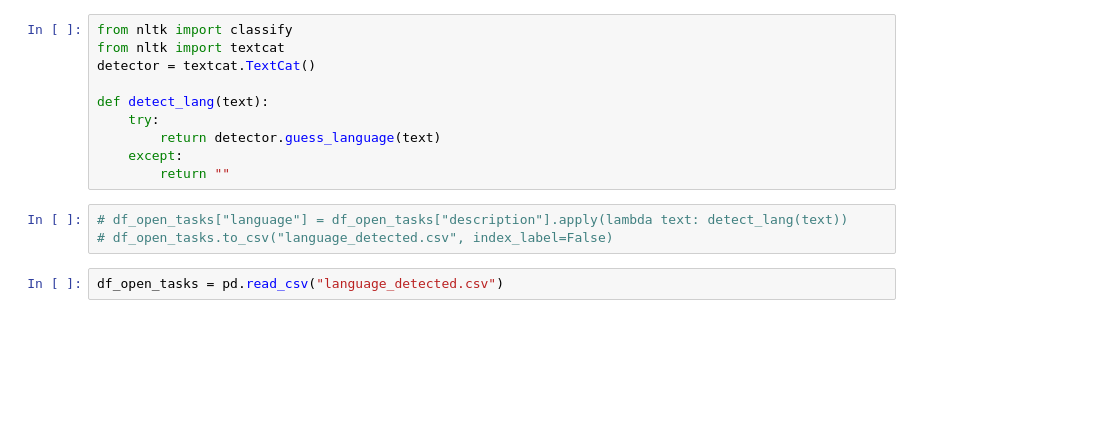
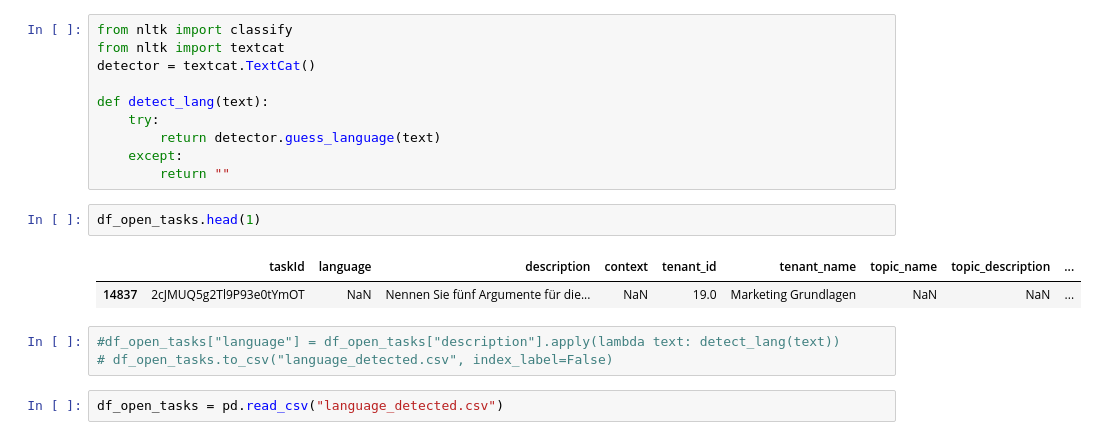
Before and after one commit to ghalifaten/master_thesis, a Jupyter notebook: 1a_cleaning_open_tasks.ipynb, the cells around one changed output. Saved outputs shown, nothing was run; the diff lists cells and outputs as text; blank space fills up the shorter version.

```diff
--- a/1a_cleaning_open_tasks.ipynb
+++ b/1a_cleaning_open_tasks.ipynb
@@ -148,8 +192,13 @@ def detect_lang(text):
         return detector.guess_language(text)
     except:
         return ""
+# %%
+df_open_tasks.head(1)
+# %% [output]
+|  | taskId | language | description | context | tenant_id | tenant_name | topic_name | topic_description | ... |
+| 14837 | 2cJMUQ5g2Tl9P93e0tYmOT | NaN | Nennen Sie fünf Argumente für die... | NaN | 19.0 | Marketing Grundlagen | NaN | NaN | ... |
 # %%
-# df_open_tasks["language"] = df_open_tasks["description"].apply(lambda text: detect_lang(text))
+#df_open_tasks["language"] = df_open_tasks["description"].apply(lambda text: detect_lang(text))
 # df_open_tasks.to_csv("language_detected.csv", index_label=False)
 # %%
 df_open_tasks = pd.read_csv("language_detected.csv")
```
Also changed, not shown: parts of 27 cells of this notebook.
